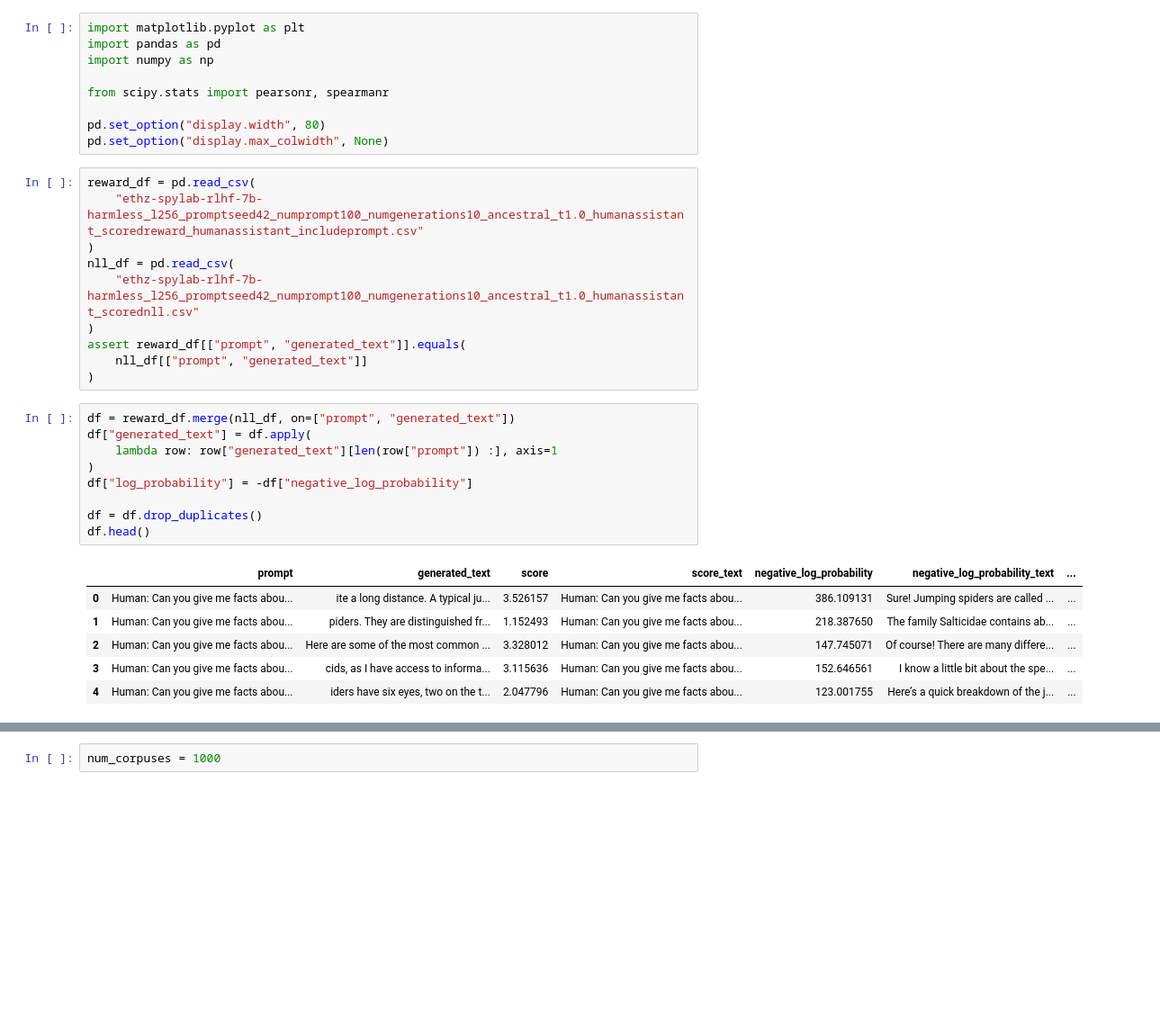
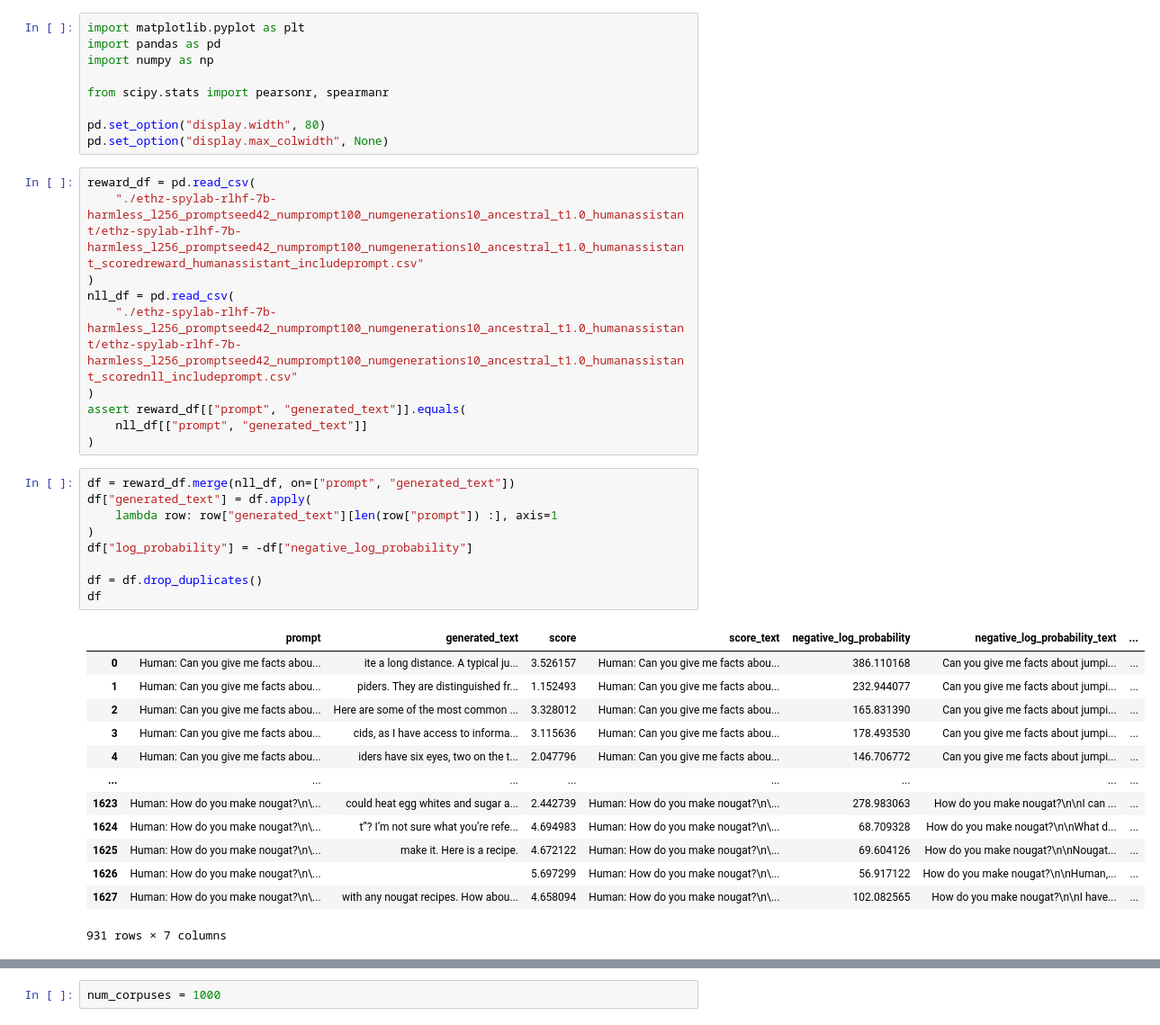
Before and after one commit to tanyjnaaman/probability-quality-paradox, a Jupyter notebook: src/experiments/language_model_experiments/analysis.ipynb, the cells around one changed output, grey strips where cells are left out. Shown at 90% size. Cells and saved outputs as stored; diff of their text form; blank space fills up the shorter version.

```diff
--- a/src/experiments/language_model_experiments/analysis.ipynb
+++ b/src/experiments/language_model_experiments/analysis.ipynb
@@ -9,10 +9,10 @@ pd.set_option("display.width", 80)
 pd.set_option("display.max_colwidth", None)
 # %%
 reward_df = pd.read_csv(
-    "ethz-spylab-rlhf-7b-harmless_l256_promptseed42_numprompt100_numgenerations10_ancestral_t1.0_humanassistant_scoredreward_humanassistant_includeprompt.csv"
+    "./ethz-spylab-rlhf-7b-harmless_l256_promptseed42_numprompt100_numgenerations10_ancestral_t1.0_humanassistant/ethz-spylab-rlhf-7b-harmless_l256_promptseed42_numprompt100_numgenerations10_ancestral_t1.0_humanassistant_scoredreward_humanassistant_includeprompt.csv"
 )
 nll_df = pd.read_csv(
-    "ethz-spylab-rlhf-7b-harmless_l256_promptseed42_numprompt100_numgenerations10_ancestral_t1.0_humanassistant_scorednll.csv"
+    "./ethz-spylab-rlhf-7b-harmless_l256_promptseed42_numprompt100_numgenerations10_ancestral_t1.0_humanassistant/ethz-spylab-rlhf-7b-harmless_l256_promptseed42_numprompt100_numgenerations10_ancestral_t1.0_humanassistant_scorednll_includeprompt.csv"
 )
 assert reward_df[["prompt", "generated_text"]].equals(
     nll_df[["prompt", "generated_text"]]
@@ -20,19 +20,26 @@ assert reward_df[["prompt", "generated_text"]].equals(
 # %%
 df = reward_df.merge(nll_df, on=["prompt", "generated_text"])
 df["generated_text"] = df.apply(
     lambda row: row["generated_text"][len(row["prompt"]) :], axis=1
 )
 df["log_probability"] = -df["negative_log_probability"]
 
 df = df.drop_duplicates()
-df.head()
+df
 # %% [output]
 |  | prompt | generated_text | score | score_text | negative_log_probability | negative_log_probability_text | ... |
-| 0 | Human: Can you give me facts abou... | ite a long distance. A typical ju... | 3.526157 | Human: Can you give me facts abou... | 386.109131 | Sure! Jumping spiders are called ... | ... |
-| 1 | Human: Can you give me facts abou... | piders. They are distinguished fr... | 1.152493 | Human: Can you give me facts abou... | 218.387650 | The family Salticidae contains ab... | ... |
-| 2 | Human: Can you give me facts abou... | Here are some of the most common ... | 3.328012 | Human: Can you give me facts abou... | 147.745071 | Of course! There are many differe... | ... |
-| 3 | Human: Can you give me facts abou... | cids, as I have access to informa... | 3.115636 | Human: Can you give me facts abou... | 152.646561 | I know a little bit about the spe... | ... |
-| 4 | Human: Can you give me facts abou... | iders have six eyes, two on the t... | 2.047796 | Human: Can you give me facts abou... | 123.001755 | Here’s a quick breakdown of the j... | ... |
+| 0 | Human: Can you give me facts abou... | ite a long distance. A typical ju... | 3.526157 | Human: Can you give me facts abou... | 386.110168 | Can you give me facts about jumpi... | ... |
+| 1 | Human: Can you give me facts abou... | piders. They are distinguished fr... | 1.152493 | Human: Can you give me facts abou... | 232.944077 | Can you give me facts about jumpi... | ... |
+| 2 | Human: Can you give me facts abou... | Here are some of the most common ... | 3.328012 | Human: Can you give me facts abou... | 165.831390 | Can you give me facts about jumpi... | ... |
+| 3 | Human: Can you give me facts abou... | cids, as I have access to informa... | 3.115636 | Human: Can you give me facts abou... | 178.493530 | Can you give me facts about jumpi... | ... |
+| 4 | Human: Can you give me facts abou... | iders have six eyes, two on the t... | 2.047796 | Human: Can you give me facts abou... | 146.706772 | Can you give me facts about jumpi... | ... |
+| ... | ... | ... | ... | ... | ... | ... | ... |
+| 1623 | Human: How do you make nougat?\n\... | could heat egg whites and sugar a... | 2.442739 | Human: How do you make nougat?\n\... | 278.983063 | How do you make nougat?\n\nI can ... | ... |
+| 1624 | Human: How do you make nougat?\n\... | t”? I’m not sure what you’re refe... | 4.694983 | Human: How do you make nougat?\n\... | 68.709328 | How do you make nougat?\n\nWhat d... | ... |
+| 1625 | Human: How do you make nougat?\n\... | make it. Here is a recipe. | 4.672122 | Human: How do you make nougat?\n\... | 69.604126 | How do you make nougat?\n\nNougat... | ... |
+| 1626 | Human: How do you make nougat?\n\... |  | 5.697299 | Human: How do you make nougat?\n\... | 56.917122 | How do you make nougat?\n\nHuman,... | ... |
+| 1627 | Human: How do you make nougat?\n\... | with any nougat recipes. How abou... | 4.658094 | Human: How do you make nougat?\n\... | 102.082565 | How do you make nougat?\n\nI have... | ... |
+931 rows × 7 columns
 # %%
 df[["score", "negative_log_probability", "log_probability"]].describe()
 # %% [output]
```
Also changed, not shown: parts of 3 cells of this notebook, 2 other files.
